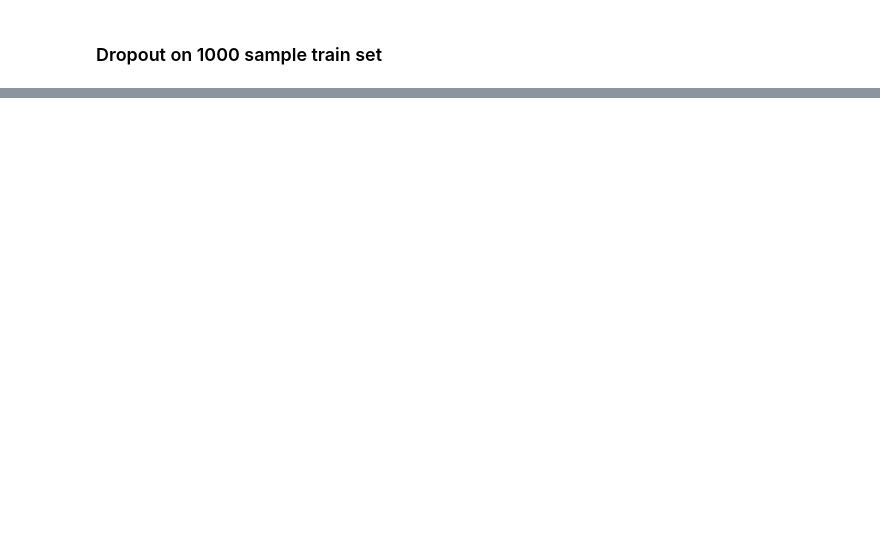
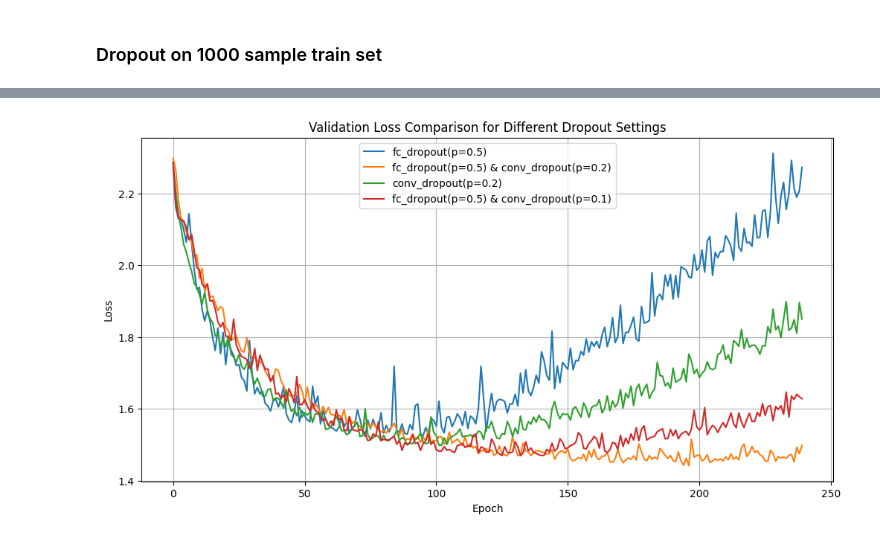
Before and after one commit to tomasbelak24/deeplearning-vision, a Jupyter notebook: hw1/dropout.ipynb, the cells around one changed output, grey strips where cells are left out. Cells and saved outputs as stored; diff of their text form; code cells hidden in the pictures; blank space fills up the shorter version.

```diff
--- a/hw1/dropout.ipynb
+++ b/hw1/dropout.ipynb
@@ -523,16 +599,18 @@ plt.show()
 # %%
 plt.figure(figsize=(12, 6))
 for optimizer_name in configs:
     plt.plot(losses[optimizer_name['name']][1][0], label=optimizer_name['name'])
 
-plt.plot(baseline_val_losses, label='Baseline (no dropoout)')
+#plt.plot(baseline_val_losses, label='Baseline (no dropoout)')
 
 plt.title('Validation Loss Comparison for Different Dropout Settings')
 plt.xlabel('Epoch')
 plt.ylabel('Loss')
 plt.legend()
 plt.grid(True)
 plt.show()
+# %% [output]
+[figure, added]
 # %%
 plt.figure(figsize=(12, 6))
 for optimizer_name in configs:
```
Also changed, not shown: parts of 14 cells of this notebook.
